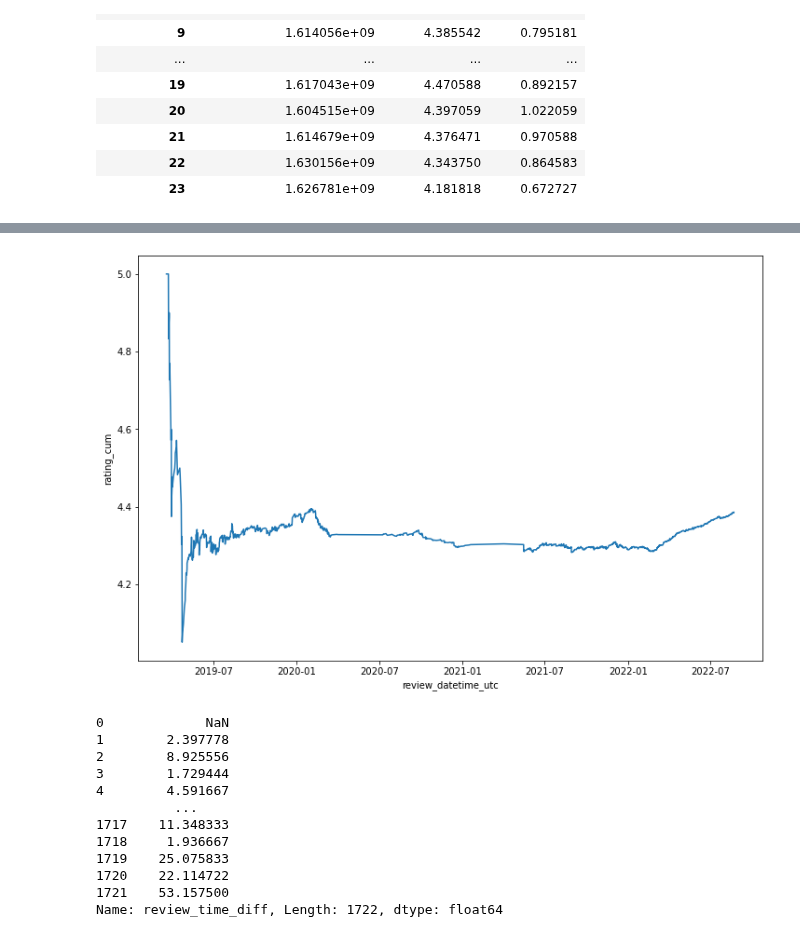
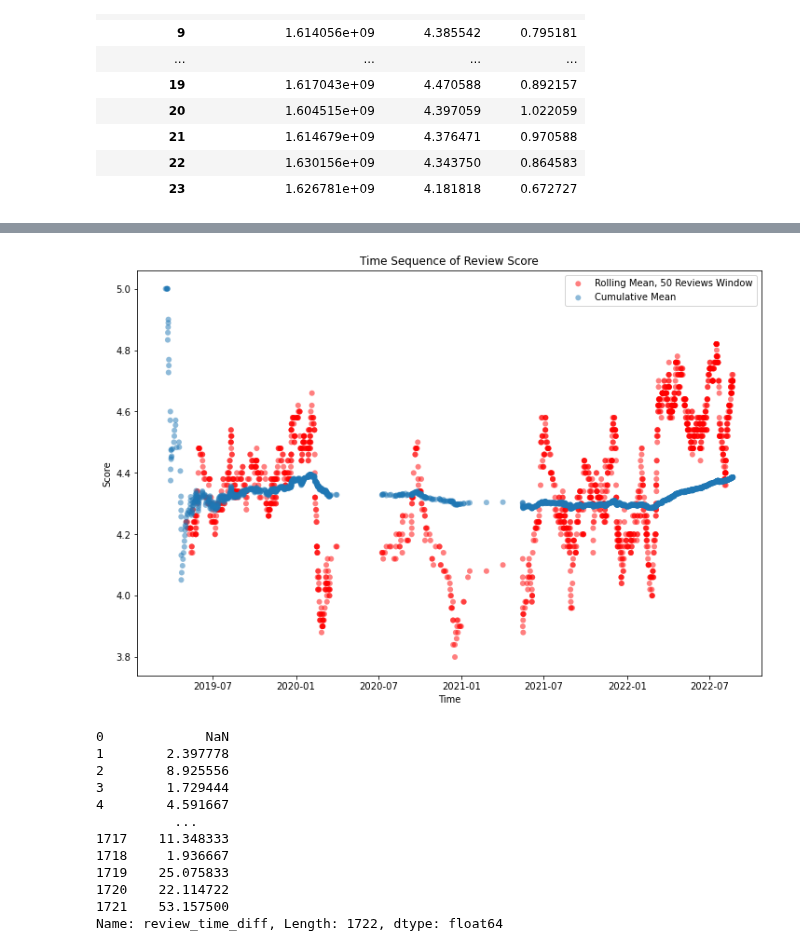
Before and after one commit to MalkAle/Google-Reviews-Restaurant-Analysis, a Jupyter notebook: Reviews_Analysis.ipynb, the cells around one changed output, grey strips where cells are left out. Drawn from its saved outputs; the diff is of its cells as text; code cells hidden in the pictures.

```diff
--- a/Reviews_Analysis.ipynb
+++ b/Reviews_Analysis.ipynb
@@ -194,0 +204,8 @@ plt.savefig('Pics/review_rating_likes.jpg',bbox_inches='tight',dpi=200)
+# %%
+def like_classes(x):
+    if x == 0: return '0 Likes'
+    elif x > 0 and x <= 3: return '<= 3 Likes'
+    else: return '> 3 Likes'
+
+df['like_classes'] = df['review_likes'].apply(like_classes)
+df['like_classes']
@@ -299,3 +351,3 @@ plt.savefig('Pics/review_weekday.jpg',bbox_inches='tight',dpi=200)
 # %%
-df['rating_rolling'] = df['review_rating'][::-1].rolling(window=25).mean()
-df
+my_window = 50
+df['rating_rolling'] = df['review_rating'][::-1].rolling(window=my_window).mean()
@@ -324,10 +355,22 @@ plt.savefig('Pics/review_rating_rolling.jpg',bbox_inches='tight',dpi=200)
 df['rating_cum'] = df['review_rating'][::-1].expanding().mean()
 # %%
 plt.figure(figsize=(12,8))
-sns.lineplot(data=df,x='review_datetime_utc',y='rating_cum')
-plt.savefig('Pics/review_rating_cum.jpg',bbox_inches='tight',dpi=200)
+fig1 = sns.scatterplot(data=df,\
+                x='review_datetime_utc',\
+                y='rating_rolling',\
+                color='red',alpha=0.5,edgecolor='none',\
+                label=f'Rolling Mean, {my_window} Reviews Window')
+fig2 =sns.scatterplot(data=df,\
+                x='review_datetime_utc',y='rating_cum',\
+                alpha=0.5,edgecolor='none',\
+                label="Cumulative Mean")
+fig1,fig2.set_title('Chronological Sequence of Review Score', fontsize=12)
+fig1,fig2.set_xlabel('Time')
+fig1,fig2.set_ylabel('Score')
+plt.legend()
+plt.savefig('Pics/time_score.jpg',bbox_inches='tight',dpi=200)
 # %% [output]
-[figure, old version]
+[figure, new version]
 # %%
 df['review_time_diff'] = df['review_datetime_utc'].diff()/timedelta(hours=1)*(-1)
 # %%
```
Also changed, not shown: parts of 20 cells of this notebook, 2 other files.
